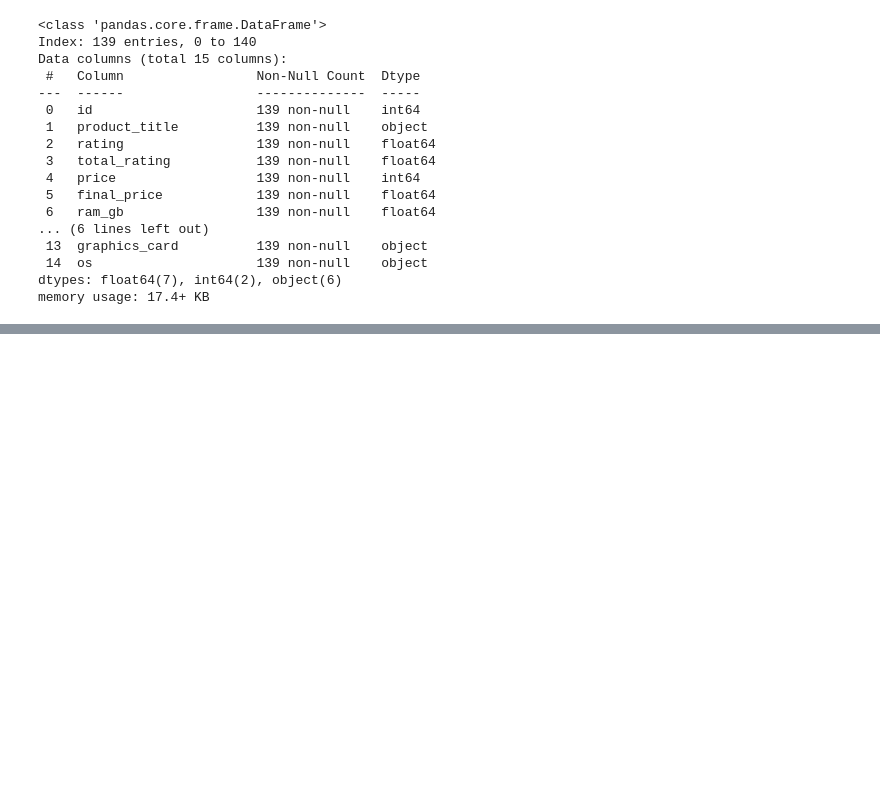
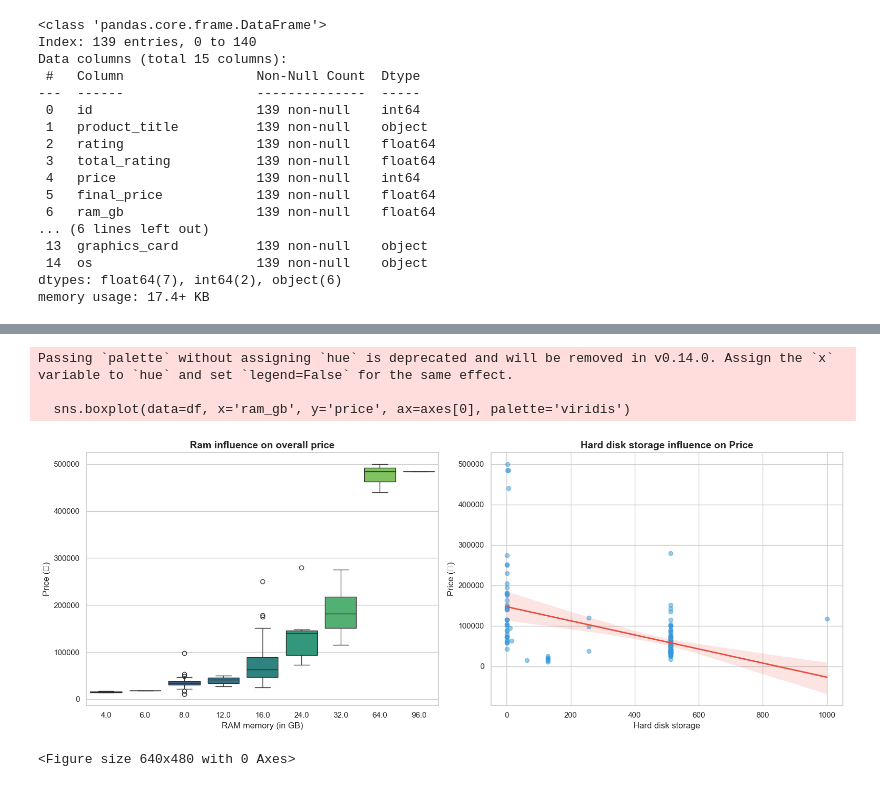
Before and after one commit to JaneX05-cmd/amazon-laptops-EDA, a Jupyter notebook: data_analysis/final_preparation_and_analysis.ipynb, the cells around one changed output, grey strips where cells are left out. Drawn from its saved outputs; the diff is of its cells as text; code cells hidden in the pictures; blank space fills up the shorter version.

```diff
--- a/data_analysis/final_preparation_and_analysis.ipynb
+++ b/data_analysis/final_preparation_and_analysis.ipynb
@@ -195,0 +209,27 @@ memory usage: 17.4+ KB
+# %%
+sns.set_theme(style="whitegrid")
+
+fig, axes = plt.subplots(1, 2, figsize=(16, 6))
+
+sns.boxplot(data=df, x='ram_gb', y='price', ax=axes[0], palette='viridis')
+axes[0].set_title('Ram influence on overall price', fontsize=14, fontweight='bold')
+axes[0].set_xlabel('RAM memory (in GB)', fontsize=12)
+axes[0].set_ylabel('Price (₹)', fontsize=12)
+
+sns.regplot(data=df, x='storage_gb', y='price', ax=axes[1],
+            scatter_kws={'alpha':0.5, 'color':'#3498db'},
+            line_kws={'color':'#e74c3c', 'linewidth':2})
+axes[1].set_title('Hard disk storage influence on Price', fontsize=14, fontweight='bold')
+axes[1].set_xlabel('Hard disk storage', fontsize=12)
+axes[1].set_ylabel('Price (₹)', fontsize=12)
+
+# Poprawa odstępów i wyświetlenie
+plt.tight_layout()
+plt.show()
+plt.savefig('figure1.png')
+# %% [output]
+Passing `palette` without assigning `hue` is deprecated and will be removed in v0.14.0. Assign the `x` variable to `hue` and set `legend=False` for the same effect.
+
+  sns.boxplot(data=df, x='ram_gb', y='price', ax=axes[0], palette='viridis')
+[figure, added]
+<Figure size 640x480 with 0 Axes>
```
Also changed, not shown: parts of 4 cells of this notebook.
